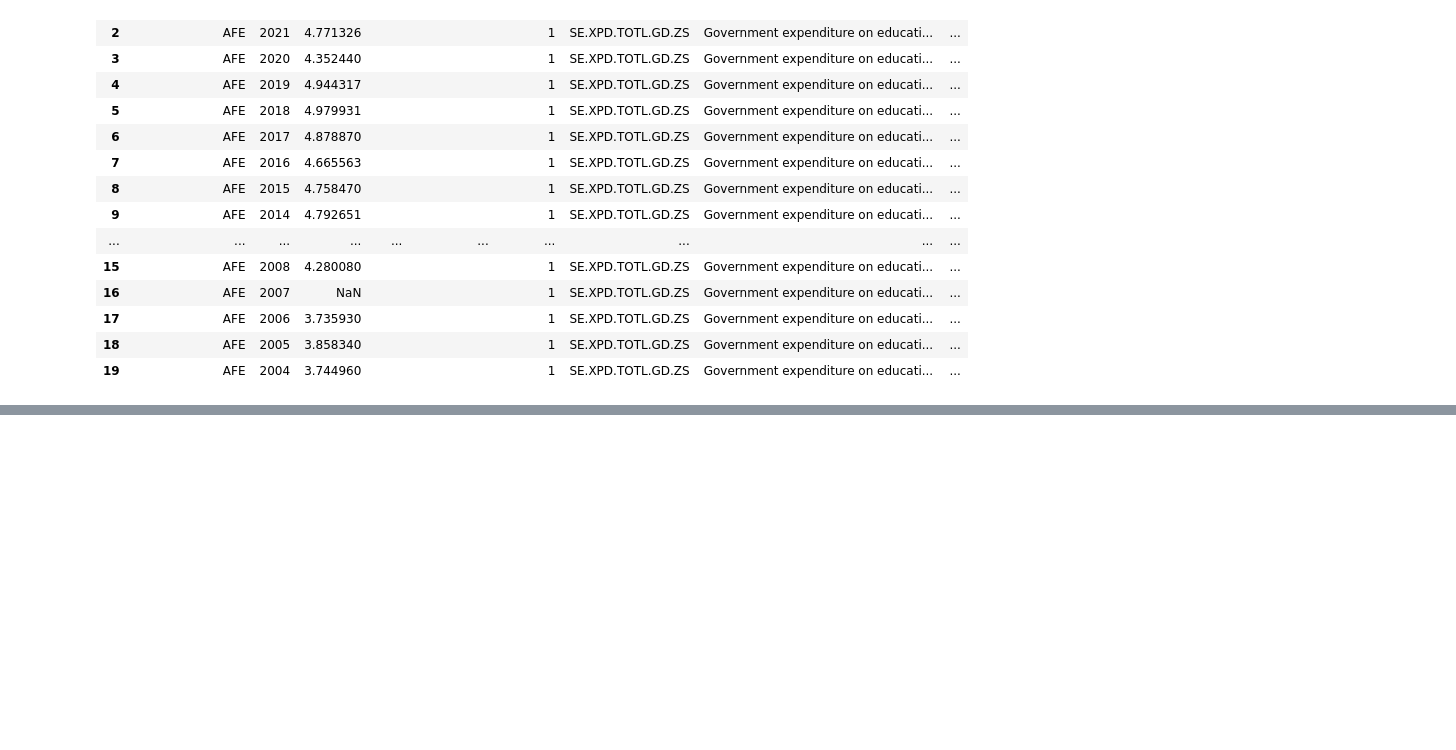
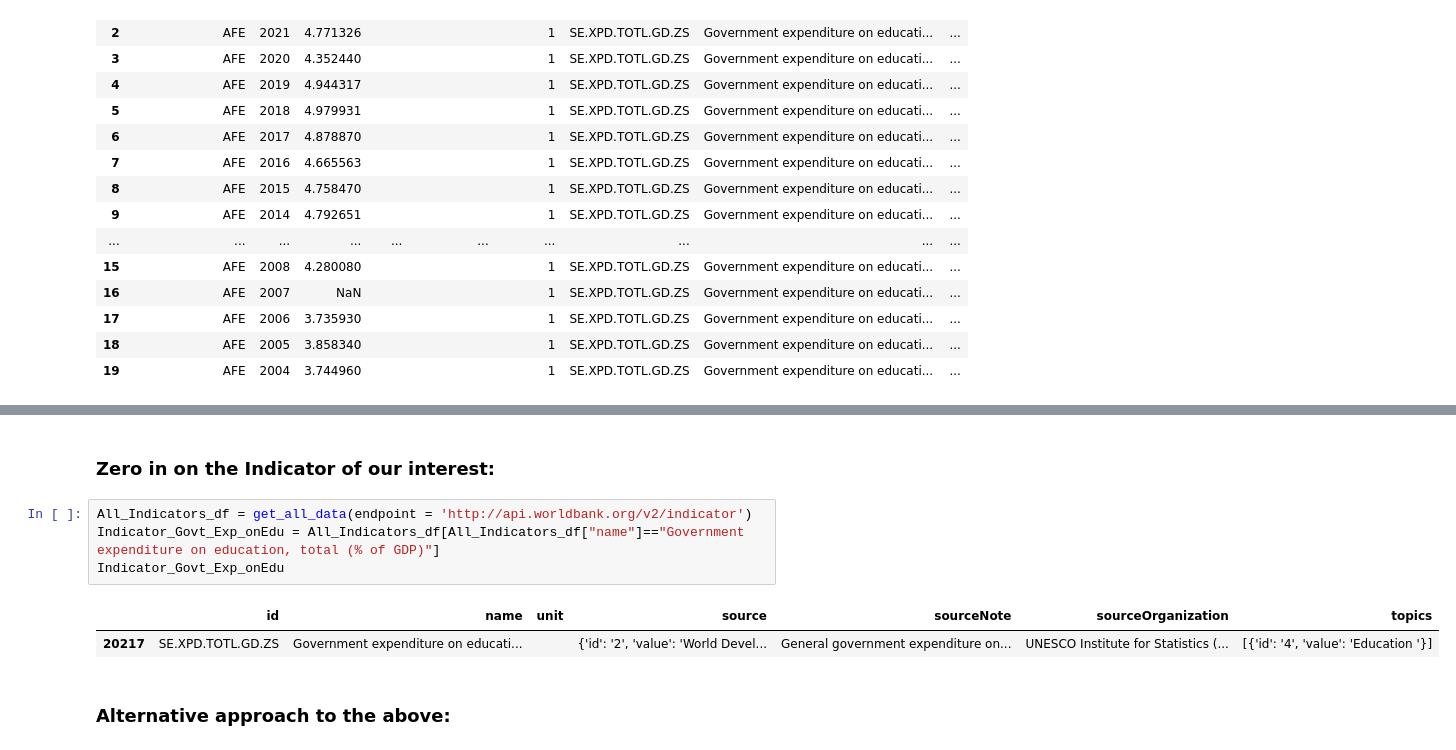
Before and after one commit to nss-data-science-cohort-8/api-exercise-MultidisciplinaryDeepDives, a Jupyter notebook: notebooks/APIs_in_python_UN_World_Bank_DS8.ipynb, the cells around one changed output, grey strips where cells are left out. Saved outputs shown, nothing was run; the diff lists cells and outputs as text; blank space fills up the shorter version.

Commit message:
Completed Bonus Q6 with 1 approach. Currently working on the 2nd approach.

```diff
--- a/notebooks/APIs_in_python_UN_World_Bank_DS8.ipynb
+++ b/notebooks/APIs_in_python_UN_World_Bank_DS8.ipynb
@@ -615 +646,12 @@ gdp.head(20)
+# %% [markdown]
+### Zero in on the Indicator of our interest:
+# %%
+All_Indicators_df = get_all_data(endpoint = 'http://api.worldbank.org/v2/indicator')
+Indicator_Govt_Exp_onEdu = All_Indicators_df[All_Indicators_df["name"]=="Government expenditure on education, total (% of GDP)"]
+Indicator_Govt_Exp_onEdu
+# %% [output]
+|  | id | name | unit | source | sourceNote | sourceOrganization | topics |
+| 20217 | SE.XPD.TOTL.GD.ZS | Government expenditure on educati... |  | {'id': '2', 'value': 'World Devel... | General government expenditure on... | UNESCO Institute for Statistics (... | [{'id': '4', 'value': 'Education '}] |
+# %% [markdown]
+### Alternative approach to the above:
 # %%
```
Also changed, not shown: parts of 10 cells of this notebook.
